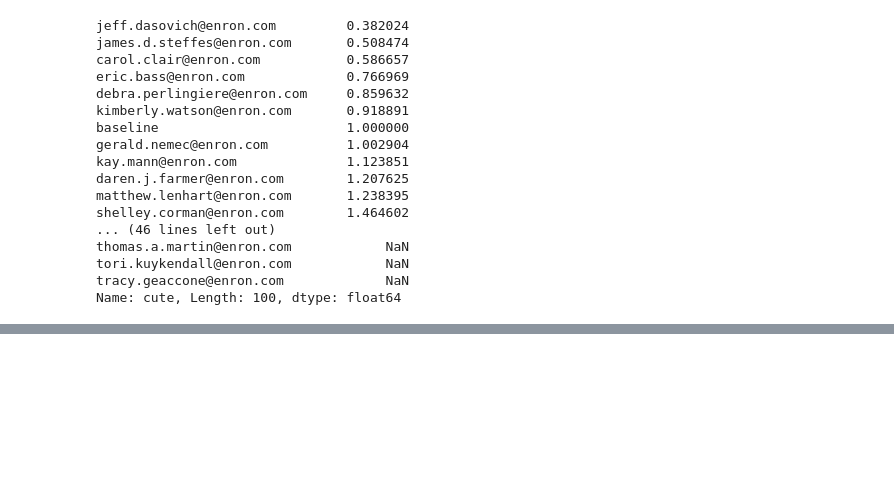
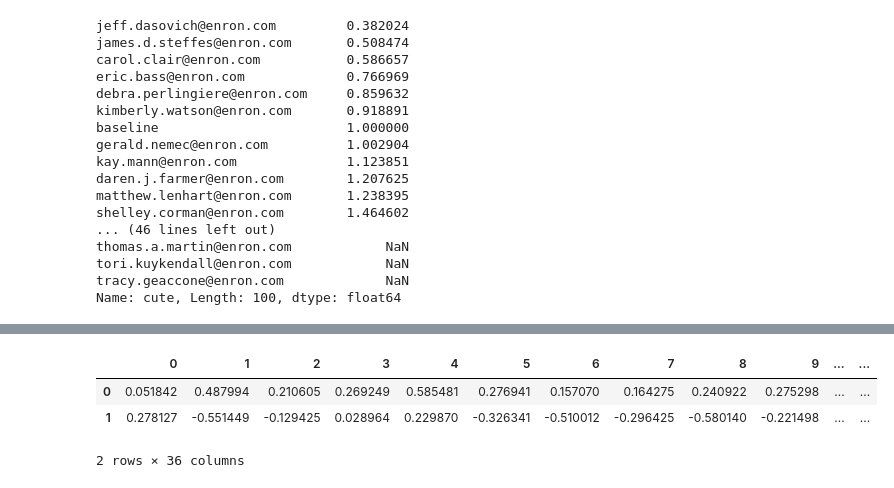
Before and after one commit to artirj/en_personality, a Jupyter notebook: Relative word mentions.ipynb, the cells around one changed output, grey strips where cells are left out. Cells and saved outputs as stored; diff of their text form; code cells hidden in the pictures; blank space fills up the shorter version.

```diff
--- a/Relative word mentions.ipynb
+++ b/Relative word mentions.ipynb
@@ -162,0 +229,8 @@ Name: cute, Length: 100, dtype: float64
+# %%
+#Loadings
+pd.DataFrame(pca.components_)
+# %% [output]
+|  | 0 | 1 | 2 | 3 | 4 | 5 | 6 | 7 | 8 | 9 | ... | ... |
+| 0 | 0.051842 | 0.487994 | 0.210605 | 0.269249 | 0.585481 | 0.276941 | 0.157070 | 0.164275 | 0.240922 | 0.275298 | ... | ... |
+| 1 | 0.278127 | -0.551449 | -0.129425 | 0.028964 | 0.229870 | -0.326341 | -0.510012 | -0.296425 | -0.580140 | -0.221498 | ... | ... |
+2 rows × 36 columns
```
Also changed, not shown: parts of 7 cells of this notebook.
